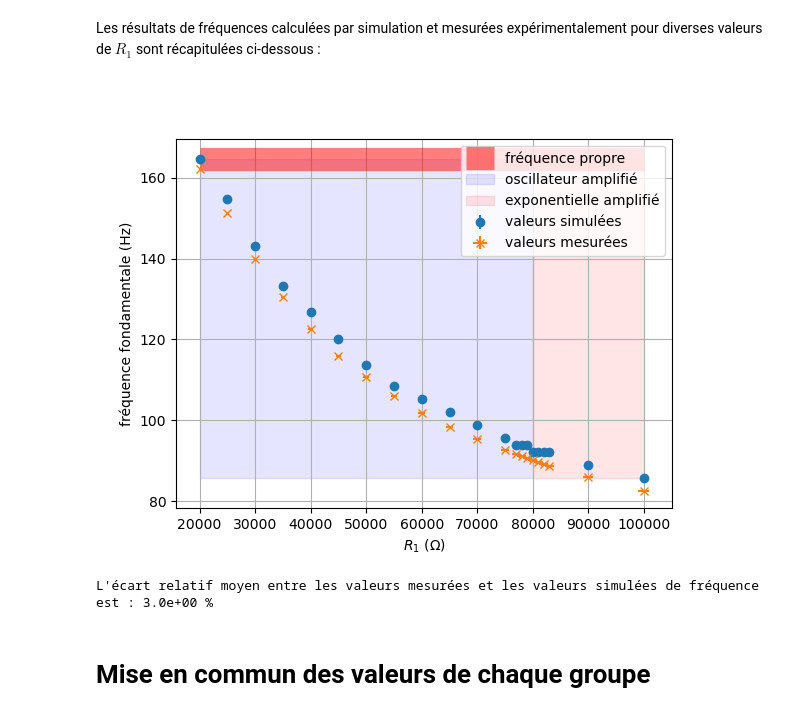
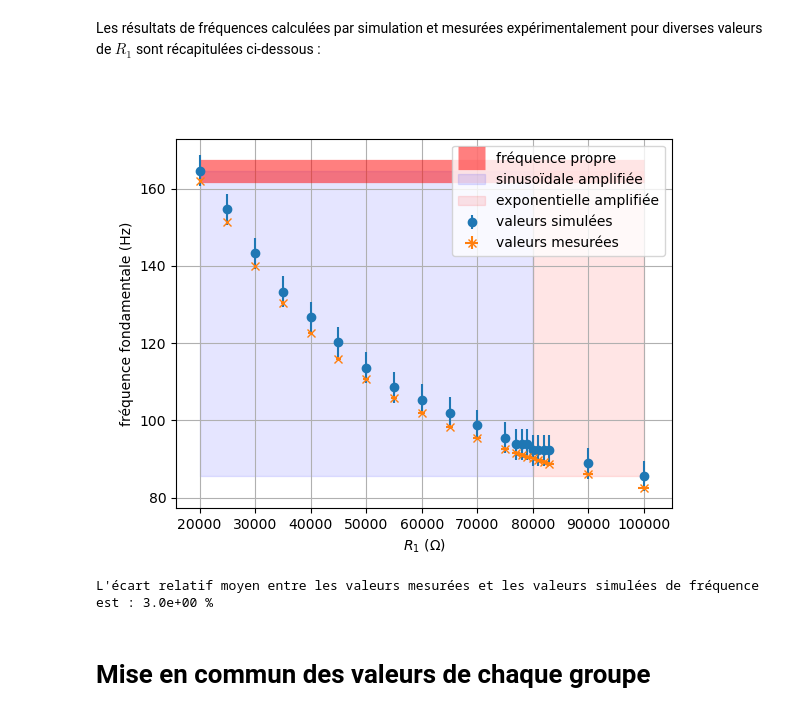
Before and after one commit to CCayssiols/TP11_PT_OQS_Wien, a Jupyter notebook: TP11_PT_OQS_Wien.ipynb, the cells around one changed output. Saved outputs shown, nothing was run; the diff lists cells and outputs as text; code cells hidden in the pictures.

```diff
--- a/TP11_PT_OQS_Wien.ipynb
+++ b/TP11_PT_OQS_Wien.ipynb
@@ -152,29 +152,29 @@ La fréquence propre est :  1.646e+02 Hz
 Les résultats de fréquences calculées par simulation et mesurées expérimentalement pour diverses valeurs de $R_1$ sont récapitulées ci-dessous :
 # %%
 R1_exp = [20000, 25000, 30000, 35000, 40000, 45000, 50000, 55000, 60000, 65000, 70000, 75000, 77000, 78000, 79000, 80000, 81000, 82000, 83000, 90000, 100000]
-u_R1_exp = [i/100 for i in R1_exp]
+u_R1_exp = [i/100 for i in R1_exp] # estimation basée sur la valeur lue sur la décade de résistance
 f_num = [164.6, 154.7, 143.2, 133.3, 126.7, 120.2, 113.6, 108.6, 105.3, 102.0, 98.8, 95.5, 93.8, 93.8, 93.8, 92.2, 92.2, 92.2, 92.2, 88.9, 85.6]
 f_exp = [162.1, 151.3, 139.9, 130.4, 122.6, 116.0, 110.6, 105.9, 101.9, 098.4, 95.3, 92.6, 91.6, 91.1, 90.6, 90.2, 89.7, 89.3, 88.8, 86.0, 82.5]
-u_f_num = len(R1_exp)*[.95]
-u_f_exp =len(f_exp)*[.1]
+u_f_num = len(R1_exp)*[4] # estimation basée sur la largeur à mi-hauteur de la fréquence fondamentale
+u_f_exp =len(f_exp)*[.4] # estimation basée sur les fluctutations de valeurs lues sur l'oscilloscope
 # %%
 plt.figure()
 plt.hlines(omega0/(2*np.pi), xmin=np.min(R1_exp), xmax=np.max(R1_exp), label='fréquence propre', color='r', linewidth=u_omega0, alpha = .5)
 plt.errorbar(R1_exp, f_num, yerr=u_f_num, fmt='o', label = 'valeurs simulées')
 plt.errorbar(R1_exp, f_exp, xerr=u_R1_exp, yerr=u_f_exp, fmt='x', label = 'valeurs mesurées')
-plt.fill_between([20000, 80000], y1 = np.min([omega0/(2*np.pi)]+f_num), y2 =np.max([omega0/(2*np.pi)]+f_num), color = 'blue', alpha = .1, label="oscillateur amplifié")
-plt.fill_between([80000, np.max(R1_exp)], y1 = np.min([omega0/(2*np.pi)]+f_num), y2 =np.max([omega0/(2*np.pi)]+f_num), color = 'red', alpha = .1, label="exponentielle amplifié")
+plt.fill_between([20000, 80000], y1 = np.min([omega0/(2*np.pi)]+f_num), y2 =np.max([omega0/(2*np.pi)]+f_num), color = 'blue', alpha = .1, label="sinusoïdale amplifiée")
+plt.fill_between([80000, np.max(R1_exp)], y1 = np.min([omega0/(2*np.pi)]+f_num), y2 =np.max([omega0/(2*np.pi)]+f_num), color = 'red', alpha = .1, label="exponentielle amplifiée")
 plt.xlabel(r'$R_1~(\Omega)$')
 plt.ylabel('fréquence fondamentale (Hz)')
 plt.legend()
 plt.grid(True)
 plt.show()
 
 err_moy=np.mean(np.abs((np.array(f_num)-np.array(f_exp))/np.array(f_exp)))
 
 print("L'écart relatif moyen entre les valeurs mesurées et les valeurs simulées de fréquence est :", format(err_moy*100, "#.1e"), "%")
 # %% [output]
-[figure, old version]
+[figure, new version]
 L'écart relatif moyen entre les valeurs mesurées et les valeurs simulées de fréquence est : 3.0e+00 %
 # %% [markdown]
 # Mise en commun des valeurs de chaque groupe
```
Also changed, not shown: parts of 4 cells of this notebook.
